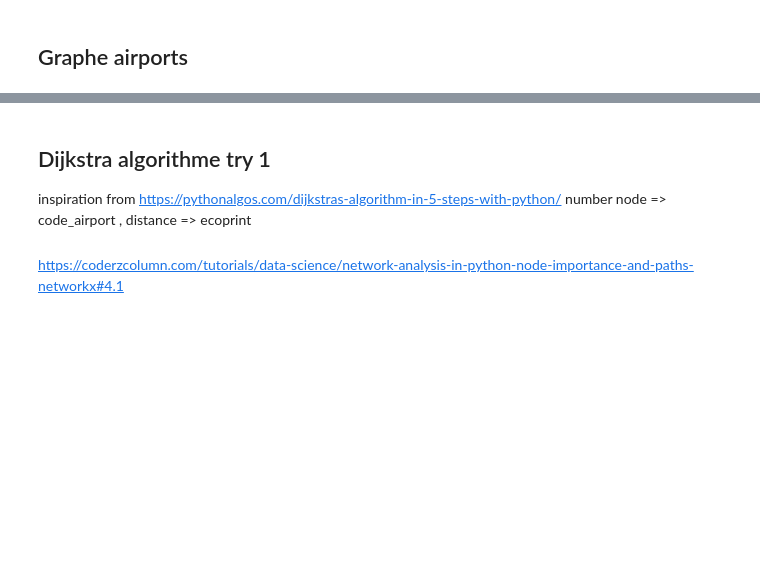
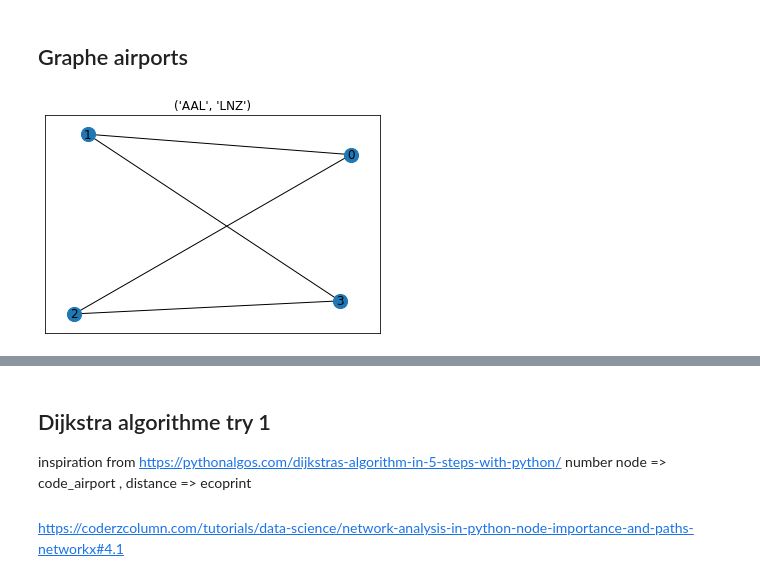
Before and after one commit to annevogel13/lifradaravion, a Jupyter notebook: NotebooksAnne/correspondance(1).ipynb, the cells around one changed output, grey strips where cells are left out. Drawn from its saved outputs; the diff is of its cells as text; code cells hidden in the pictures; blank space fills up the shorter version.

```diff
--- a/NotebooksAnne/correspondance(1).ipynb
+++ b/NotebooksAnne/correspondance(1).ipynb
@@ -139,3 +166,12 @@ def dessiner_graphe(nom_graphe, code1, code2):
     #nx.draw_networkx_edge_labels(nom_graphe, pos) # afficher le weight
 
     plt.show()
+# %%
+# werkt voor 'AAL' naar 'LNZ'
+list1 = correspondance_1airport_int('AAL', 'LNZ')
+graphe_test = nx.Graph()
+zz = []
+creation_edges(list1, graphe_test, [], 'AAL', 'LNZ', zz)
+dessiner_graphe(graphe_test, 'AAL', 'LNZ')
+# %% [output]
+[figure, added]
```
Also changed, not shown: parts of 13 cells of this notebook.
